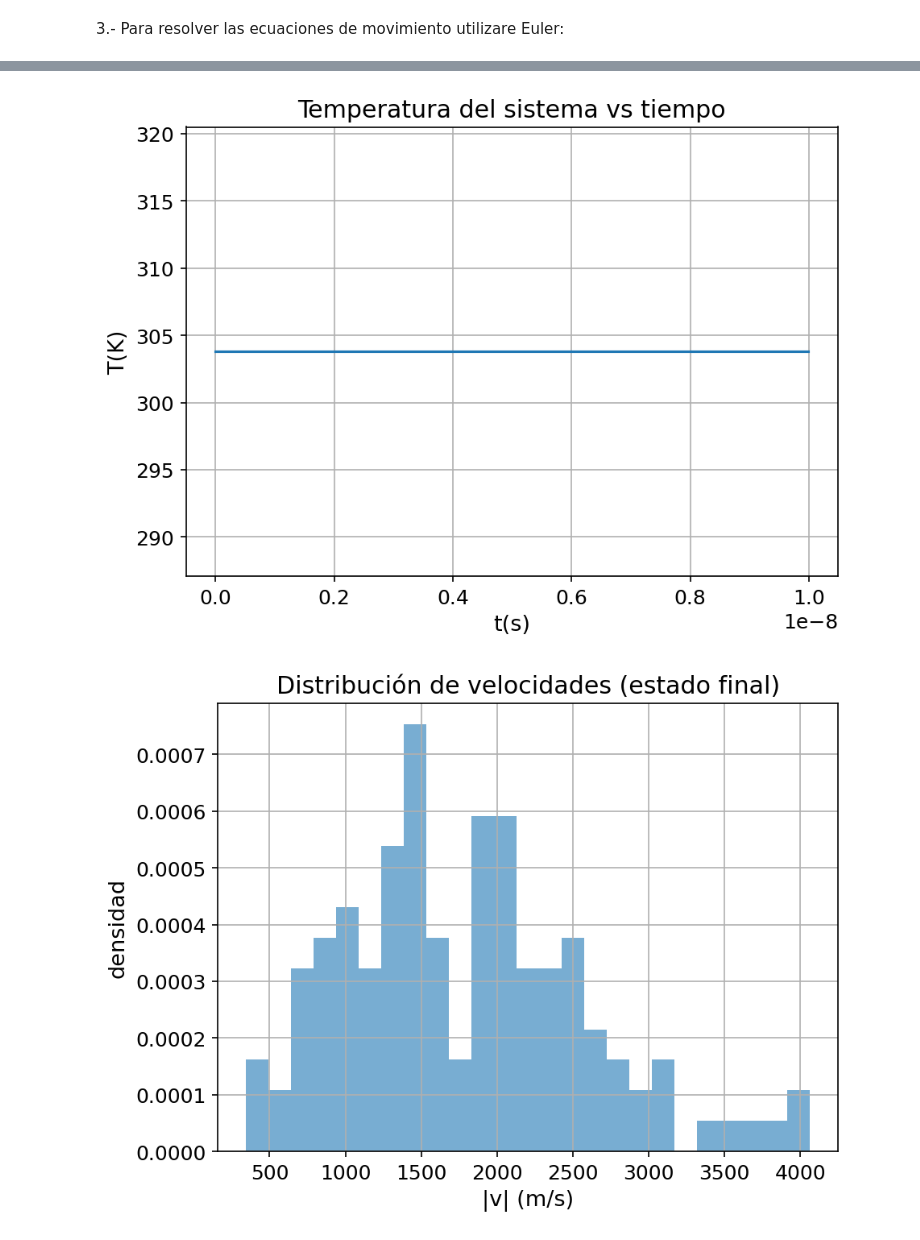
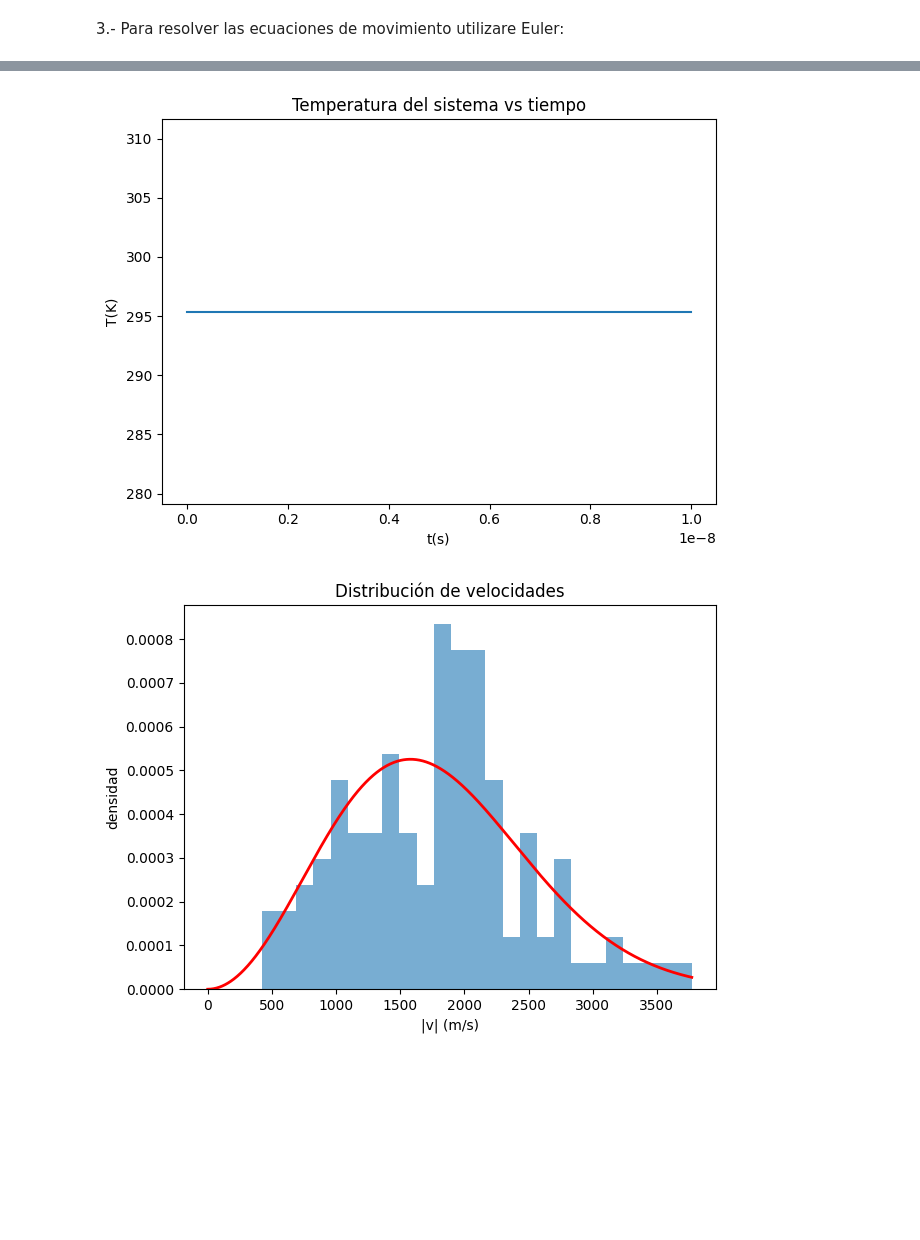
Before and after one commit to AlonsoRecabarren/Computing-Physics, a Jupyter notebook: Homeworks/Homework 1/Problema 4.ipynb, the cells around one changed output, grey strips where cells are left out. Saved outputs shown, nothing was run; the diff lists cells and outputs as text; code cells hidden in the pictures; blank space fills up the shorter version.

```diff
--- a/Homeworks/Homework 1/Problema 4.ipynb
+++ b/Homeworks/Homework 1/Problema 4.ipynb
@@ -210,6 +210,17 @@ plt.show()
 # %% [markdown]
 3.- Para resolver las ecuaciones de movimiento utilizare Euler:
 # %%
+Posicion=np.zeros((N,3))             #Reinicio posiciones y velocidades
+Posicion[:, 0]=np.random.rand(N)*Lx
+Posicion[:, 1]=np.random.rand(N)*Ly
+Posicion[:, 2]=np.random.rand(N)*Lz
+
+v=np.zeros((N, 3))
+
+v[:, 0] = np.random.normal(mu, sigma, N)
+v[:, 1] = np.random.normal(mu, sigma, N)
+v[:, 2] = np.random.normal(mu, sigma, N)
+
 Paso = 1e-11                             #Distancia entre puntos
 Num_paso=1000                            #Numero de puntos
 
@@ -272,41 +303,83 @@ Lo cual es esperable ya que no existen cambios en el sistema.
 Para esto consideraremos que si la particula, por ejemplo, en el eje $x$ se encuentra antes de $x=0$ o despues de $x=L_{x}$ cambiara el signo de su velocidad (rebota en la pared) y se establecera su posicion en $x=0$ o $x=L_{x}$, respectivamente:
 # %%
+Posicion=np.zeros((N,3))             #Reinicio posiciones y velocidades
+Posicion[:, 0]=np.random.rand(N)*Lx
+Posicion[:, 1]=np.random.rand(N)*Ly
+Posicion[:, 2]=np.random.rand(N)*Lz
+
+v=np.zeros((N, 3))
+
+v[:, 0]=np.random.normal(mu, sigma, N)
+v[:, 1]=np.random.normal(mu, sigma, N)
+v[:, 2]=np.random.normal(mu, sigma, N)
+
+#Comparacion con curva teorica
+
+v_mag = np.linalg.norm(v, axis=1)
+v_ejes = np.linspace(0, np.max(v_mag), 1000)
+
+#Distribucion teorica 3D Maxwell-Boltzmann
+
+A =4*np.pi * (m / (2*np.pi*k_B*T_0))**(3/2)
+dist_MB=A * v_ejes**2 *np.exp(-m* v_ejes**2 / (2*k_B*T_0))
+
+#Areas de las caras de la caja
+
+Ax=Ly*Lz
+Ay=Lx*Lz
+Az=Lx*Ly
+
 #Ciclo considerando rebotes
 
 t_lista=[]
 Ec_lista=[]
 T_lista=[]
+P_lista=[]                              #Nueva lista para la presion
 
 for i in range(Num_paso):
     t=i*Paso
     Posicion=Posicion+v*Paso
     v=v+a*Paso
+    Deltap_x = 0
+    Deltap_y = 0
+    Deltap_z = 0
     for j in range(N):                               #Rebotes
         if Posicion[j, 0] < 0:                       #Si la particula j en el eje x esta fuera de la caja por la izquierda (x=0) se retorna a la region permitida en x=0, luego se aplica el efecto rebote cambiando el signo a la velocidad
             Posicion[j, 0] = 0
+            Deltap_x = Deltap_x + 2*m*abs(v[j,0])    #Se incluye la magnitud del cambio de momento por la colision de la particula j para eje x
             v[j, 0] *= -1                            #El *=
         if Posicion[j, 0] > Lx:
             Posicion[j, 0] = Lx
+            Deltap_x = Deltap_x + 2*m*abs(v[j,0])
             v[j, 0] *= -1
         if Posicion[j, 1] < 0:
             Posicion[j, 1] = 0
+            Deltap_y = Deltap_y + 2*m*abs(v[j,1])
             v[j, 1] *= -1
         if Posicion[j, 1] > Ly:
             Posicion[j, 1] = Ly
+            Deltap_y = Deltap_y + 2*m*abs(v[j,1])
             v[j, 1] *= -1
         if Posicion[j, 2] < 0:
             Posicion[j, 2] = 0
+            Deltap_z = Deltap_z + 2*m*abs(v[j,2])
             v[j, 2] *= -1
         if Posicion[j, 2] > Lz:
             Posicion[j, 2] = Lz
+            Deltap_z = Deltap_z + 2*m*abs(v[j,2])
             v[j, 2] *= -1
 
+    Px=Deltap_x / (Ax*Paso)                   #Calculo de componentes de Presion entre cada paso
+    Py=Deltap_y / (Ay*Paso)
+    Pz=Deltap_z / (Az*Paso)
+    P=(Px+Py+Pz) / 3                          #Presion promedio
     v2=np.sum(v**2, axis=1)
     Ec=(1/2)*m*np.sum(v2)
     T=(m/(3*k_B))*np.mean(v2)
     t_lista.append(t)
     Ec_lista.append(Ec)
     T_lista.append(T)
+    P_lista.append(P)
 
 #Graficos
 
@@ -338,10 +411,22 @@ plt.figure()
 
 plt.hist(v_mag, bins=25, density=True, alpha=0.6)
 
-plt.title("Distribución de velocidades (estado final)")
+plt.title("Distribución de velocidades")
+plt.plot(v_ejes, dist_MB, 'r', linewidth=2, label="Maxwell-Boltzmann 3D")
 plt.xlabel("|v| (m/s)")
 plt.ylabel("densidad")
 
 plt.tight_layout()
 plt.show()
+
+plt.figure()
+
+plt.plot(t_lista, P_lista)
+
+plt.title("Presión promedio vs tiempo")
+plt.xlabel("t (s)")
+plt.ylabel("P (Pa)")
+
+plt.tight_layout()
+plt.show()
 # %% [output]
@@ -349,2 +434,2 @@ plt.show()
-[figure, old version]
+[figure, new version]
-[figure, old version]
+[figure, new version]
```
Also changed, not shown: parts of 7 cells of this notebook, 1 other file.
